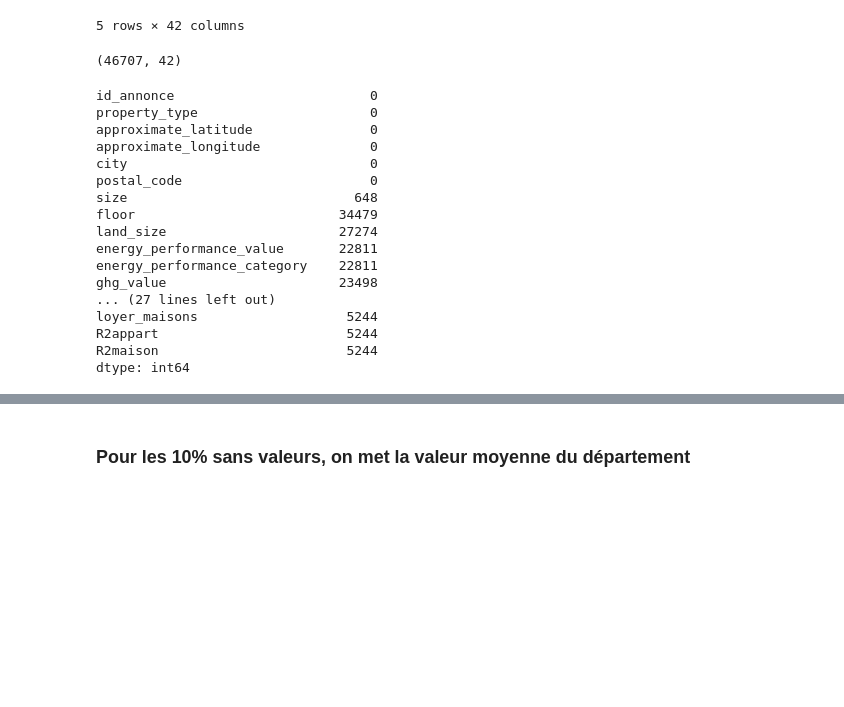
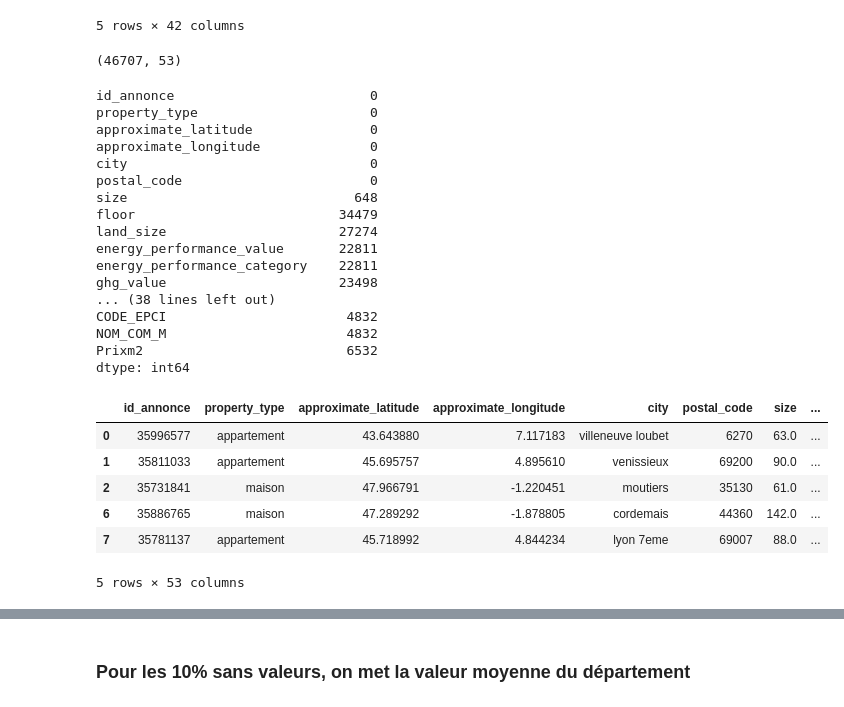
Before and after one commit to Clemflannagahn/STASC, a Jupyter notebook: Prix_metre/prix.ipynb, the cells around one changed output, grey strips where cells are left out. Drawn from its saved outputs; the diff is of its cells as text; code cells hidden in the pictures; blank space fills up the shorter version.

```diff
--- a/Prix_metre/prix.ipynb
+++ b/Prix_metre/prix.ipynb
@@ -1,11 +1,8 @@
 # %%
 import pandas as pd
 # %%
-X_train = pd.read_csv('../X_train_J01Z4CN.csv')
-X_test= pd.read_csv('../X_test_BEhvxAN.csv')
-X_prix = pd.read_csv('prixm2-loyer-communes-2019.csv')
+X = pd.read_csv("X_avec_prix2019_2018.csv")
+X_prix = pd.read_csv('./prixm2-communes-2017.csv')
-# %%
-X = pd.concat([X_train, X_test], axis=0)
 # %%
 X_prix.head()
 print(X_train.shape)
@@ -117,7 +114,7 @@ X_train.head()
 print(X.shape)
 X.isnull().sum()
 # %% [output]
-(46707, 42)
+(46707, 53)
 id_annonce                         0
 property_type                      0
 approximate_latitude               0
@@ -130,11 +127,21 @@ land_size                      27274
 energy_performance_value       22811
 energy_performance_category    22811
 ghg_value                      23498
-... (27 lines left out)
-loyer_maisons                   5244
-R2appart                        5244
-R2maison                        5244
+... (38 lines left out)
+CODE_EPCI                       4832
+NOM_COM_M                       4832
+Prixm2                          6532
 dtype: int64
+# %%
+X.head()
+# %% [output]
+|  | id_annonce | property_type | approximate_latitude | approximate_longitude | city | postal_code | size | ... |
+| 0 | 35996577 | appartement | 43.643880 | 7.117183 | villeneuve loubet | 6270 | 63.0 | ... |
+| 1 | 35811033 | appartement | 45.695757 | 4.895610 | venissieux | 69200 | 90.0 | ... |
+| 2 | 35731841 | maison | 47.966791 | -1.220451 | moutiers | 35130 | 61.0 | ... |
+| 6 | 35886765 | maison | 47.289292 | -1.878805 | cordemais | 44360 | 142.0 | ... |
+| 7 | 35781137 | appartement | 45.718992 | 4.844234 | lyon 7eme | 69007 | 88.0 | ... |
+5 rows × 53 columns
 # %%
 # Afficher 10 lignes oü le prix du mètre carré est manquant
 
```
Also changed, not shown: parts of 7 cells of this notebook, 28 other files.
